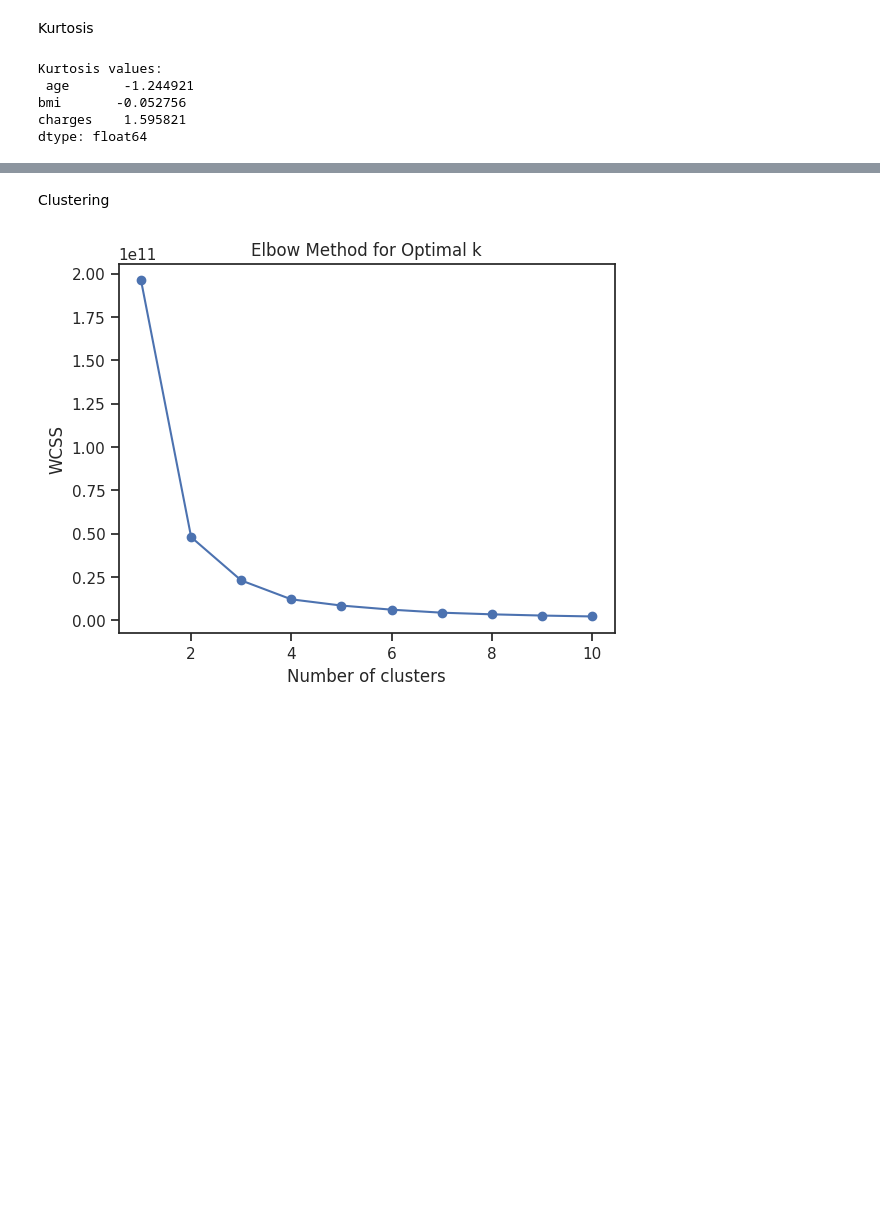
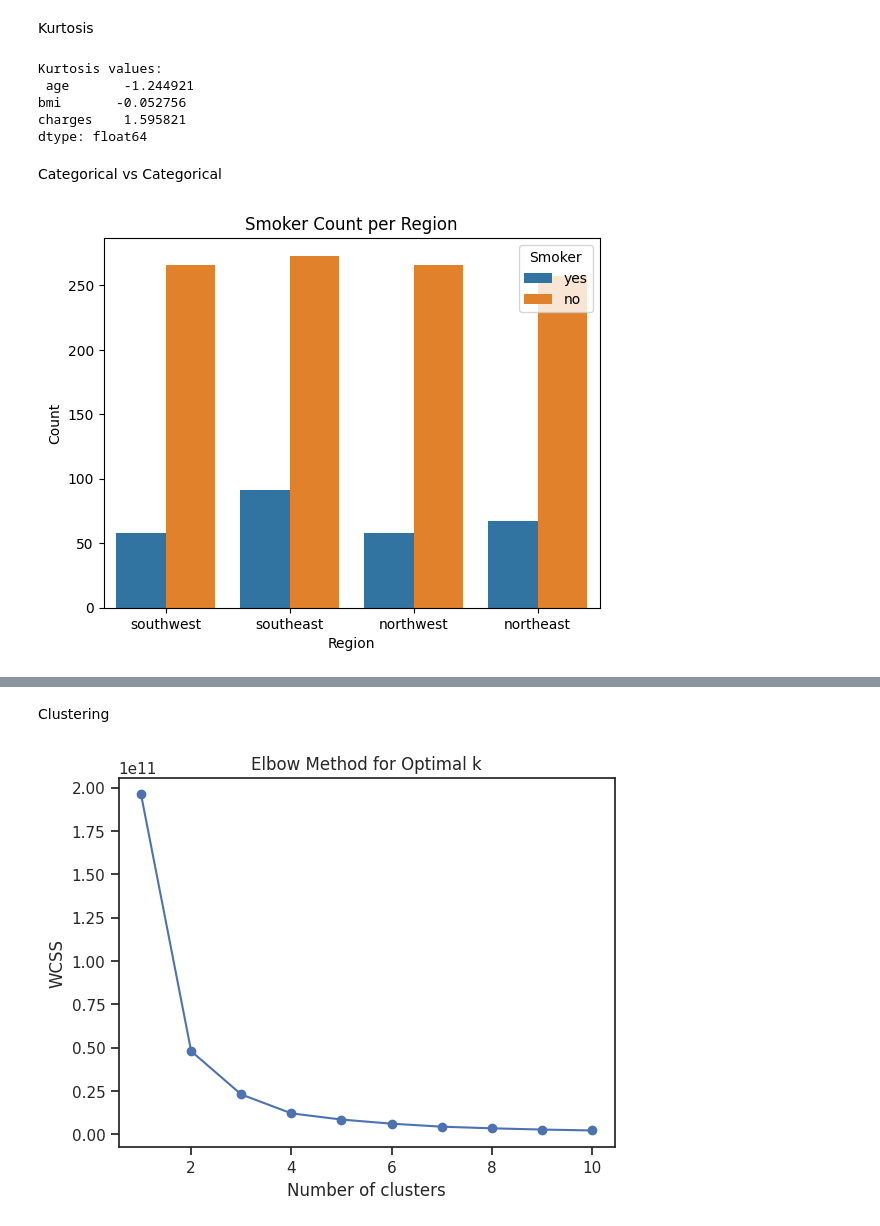
Before and after one commit to AnnantSharma03/EDA, a Jupyter notebook: 21BDS0330_EDA_THEORY.ipynb, the cells around one changed output, grey strips where cells are left out. Drawn from its saved outputs; the diff is of its cells as text; code cells hidden in the pictures; blank space fills up the shorter version.

```diff
--- a/21BDS0330_EDA_THEORY.ipynb
+++ b/21BDS0330_EDA_THEORY.ipynb
@@ -448,3 +482,14 @@ Kurtosis values:
 bmi       -0.052756
 charges    1.595821
 dtype: float64
+# %% [markdown]
+Categorical vs Categorical
+# %%
+sns.countplot(data=df, x='region', hue='smoker')
+plt.title("Smoker Count per Region")
+plt.xlabel("Region")
+plt.ylabel("Count")
+plt.legend(title="Smoker")
+plt.show()
+# %% [output]
+[figure, added]
```
Also changed, not shown: parts of 11 cells of this notebook.
